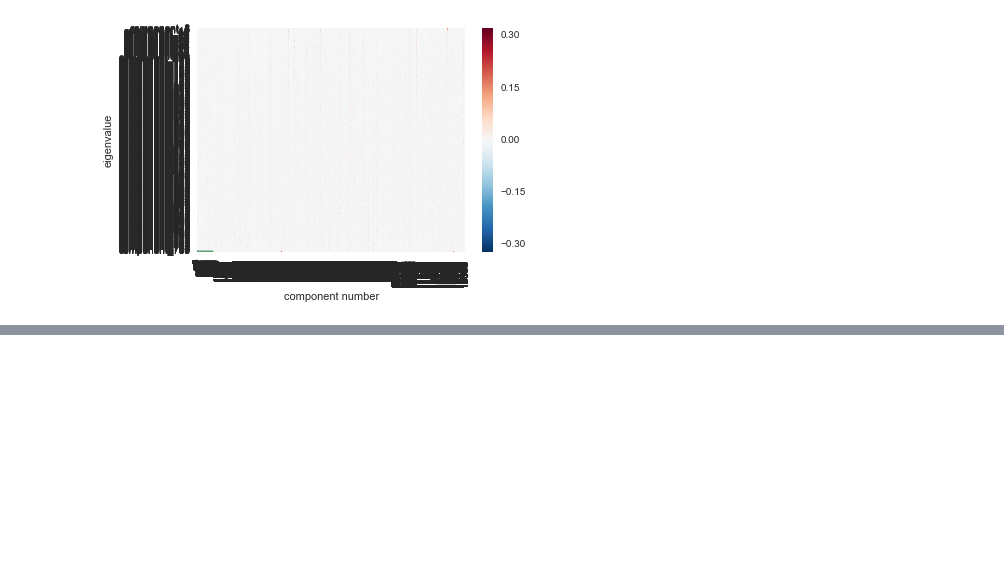
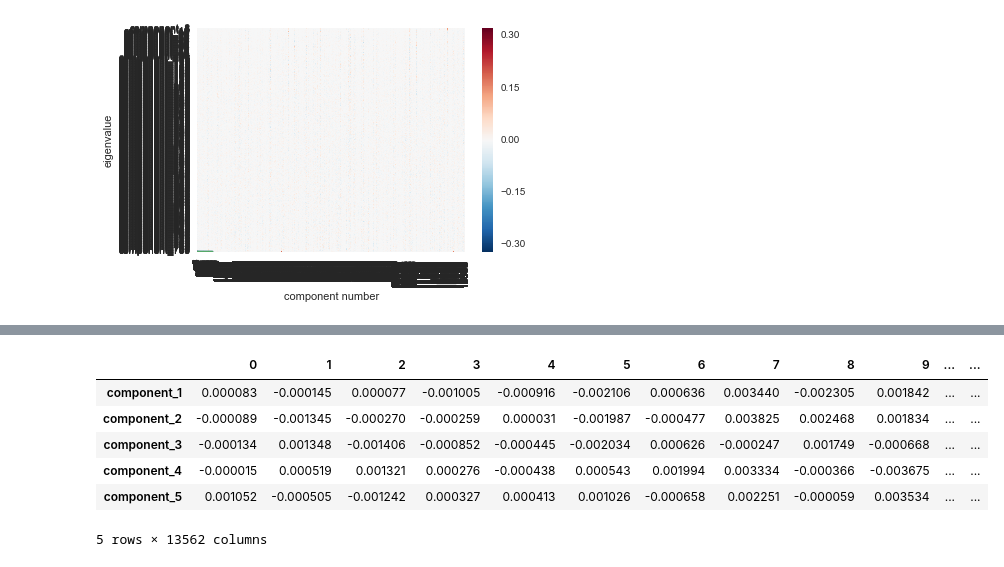
Before and after one commit to caromedellin/Python-notes, a Jupyter notebook: exploratory-data-analysis/column-clean-methods.ipynb, the cells around one changed output, grey strips where cells are left out. Saved outputs shown, nothing was run; the diff lists cells and outputs as text; code cells hidden in the pictures; blank space fills up the shorter version.

```diff
--- a/exploratory-data-analysis/column-clean-methods.ipynb
+++ b/exploratory-data-analysis/column-clean-methods.ipynb
@@ -484,0 +488,10 @@ component
+# %%
+component_matrix.head()
+# %% [output]
+|  | 0 | 1 | 2 | 3 | 4 | 5 | 6 | 7 | 8 | 9 | ... | ... |
+| component_1 | 0.000083 | -0.000145 | 0.000077 | -0.001005 | -0.000916 | -0.002106 | 0.000636 | 0.003440 | -0.002305 | 0.001842 | ... | ... |
+| component_2 | -0.000089 | -0.001345 | -0.000270 | -0.000259 | 0.000031 | -0.001987 | -0.000477 | 0.003825 | 0.002468 | 0.001834 | ... | ... |
+| component_3 | -0.000134 | 0.001348 | -0.001406 | -0.000852 | -0.000445 | -0.002034 | 0.000626 | -0.000247 | 0.001749 | -0.000668 | ... | ... |
+| component_4 | -0.000015 | 0.000519 | 0.001321 | 0.000276 | -0.000438 | 0.000543 | 0.001994 | 0.003334 | -0.000366 | -0.003675 | ... | ... |
+| component_5 | 0.001052 | -0.000505 | -0.001242 | 0.000327 | 0.000413 | 0.001026 | -0.000658 | 0.002251 | -0.000059 | 0.003534 | ... | ... |
+5 rows × 13562 columns
```
Also changed, not shown: parts of 2 cells of this notebook.
